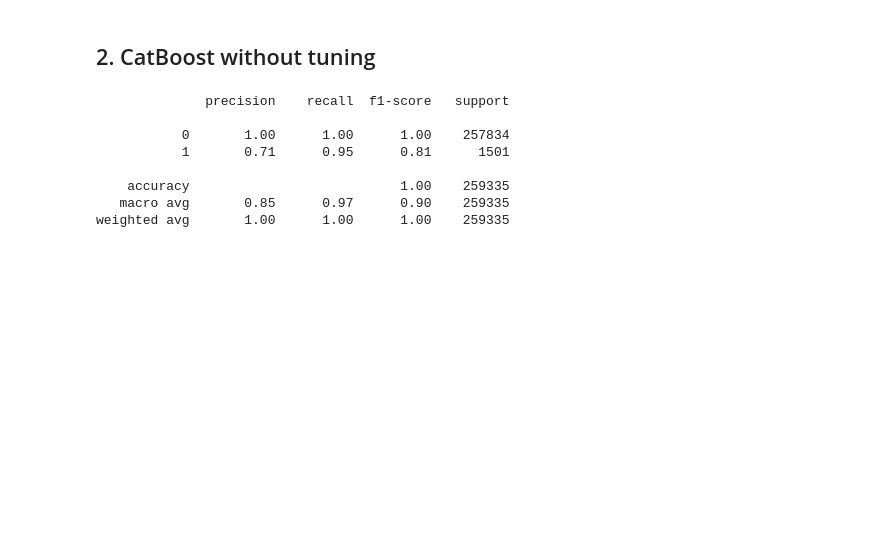
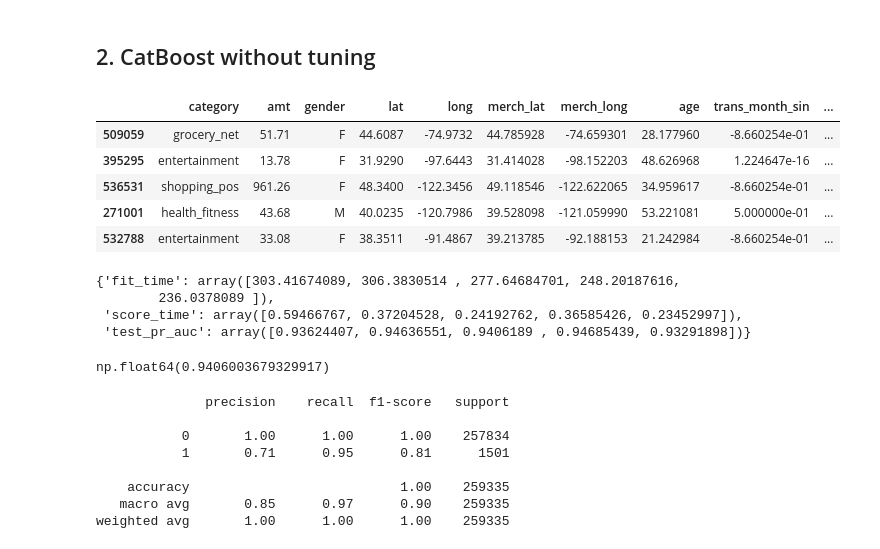
Before and after one commit to shailendraveerasamy/Project-AI-Financial-Risk-Management, a Jupyter notebook: notebooks/CatBoostClassifier_newdata.ipynb, the cells around one changed output. Saved outputs shown, nothing was run; the diff lists cells and outputs as text; code cells hidden in the pictures; blank space fills up the shorter version.

```diff
--- a/notebooks/CatBoostClassifier_newdata.ipynb
+++ b/notebooks/CatBoostClassifier_newdata.ipynb
@@ -190,13 +186,51 @@ model = CatBoostClassifier(scale_pos_weight=99.39)
+# %%
+type(X_train)
+X_train.head()
+# %% [output]
+|  | category | amt | gender | lat | long | merch_lat | merch_long | age | trans_month_sin | ... |
+| 509059 | grocery_net | 51.71 | F | 44.6087 | -74.9732 | 44.785928 | -74.659301 | 28.177960 | -8.660254e-01 | ... |
+| 395295 | entertainment | 13.78 | F | 31.9290 | -97.6443 | 31.414028 | -98.152203 | 48.626968 | 1.224647e-16 | ... |
+| 536531 | shopping_pos | 961.26 | F | 48.3400 | -122.3456 | 49.118546 | -122.622065 | 34.959617 | -8.660254e-01 | ... |
+| 271001 | health_fitness | 43.68 | M | 40.0235 | -120.7986 | 39.528098 | -121.059990 | 53.221081 | 5.000000e-01 | ... |
+| 532788 | entertainment | 33.08 | F | 38.3511 | -91.4867 | 39.213785 | -92.188153 | 21.242984 | -8.660254e-01 | ... |
 # %%
+from sklearn.model_selection import StratifiedKFold, cross_validate
 from catboost import CatBoostClassifier
-from sklearn.model_selection import StratifiedKFold
-from sklearn.model_selection import cross_validate
 
-#cv = StratifiedKFold(n_splits=5, shuffle=True, random_state=42)
-#scoring = {'pr_auc': 'average_precision'}
-#cv_scores = cross_validate(model, X_train, y_train, cv=cv, scoring=scoring)
-#cv_scores
+# List of categorical columns
+categorical_features = ['category', 'gender']
+
+# Initialize model and include categorical features here
+model = CatBoostClassifier(
+    scale_pos_weight=99.39,
+    cat_features=categorical_features,
+    verbose=False
+)
+
+# Stratified K-Fold
+cv = StratifiedKFold(n_splits=5, shuffle=True, random_state=42)
+
+# Scoring
+scoring = {'pr_auc': 'average_precision'}
+
+# Run cross-validation
+cv_scores = cross_validate(
+    model,
+    X_train,
+    y_train,
+    cv=cv,
+    scoring=scoring
+)
+
+cv_scores
+# %% [output]
+{'fit_time': array([303.41674089, 306.3830514 , 277.64684701, 248.20187616,
+        236.0378089 ]),
+ 'score_time': array([0.59466767, 0.37204528, 0.24192762, 0.36585426, 0.23452997]),
+ 'test_pr_auc': array([0.93624407, 0.94636551, 0.9406189 , 0.94685439, 0.93291898])}
 # %%
-#cv_scores['test_pr_auc'].mean()
+cv_scores['test_pr_auc'].mean()
+# %% [output]
+np.float64(0.9406003679329917)
 # %%
 from sklearn.metrics import classification_report
```
Also changed, not shown: parts of 15 cells of this notebook.
